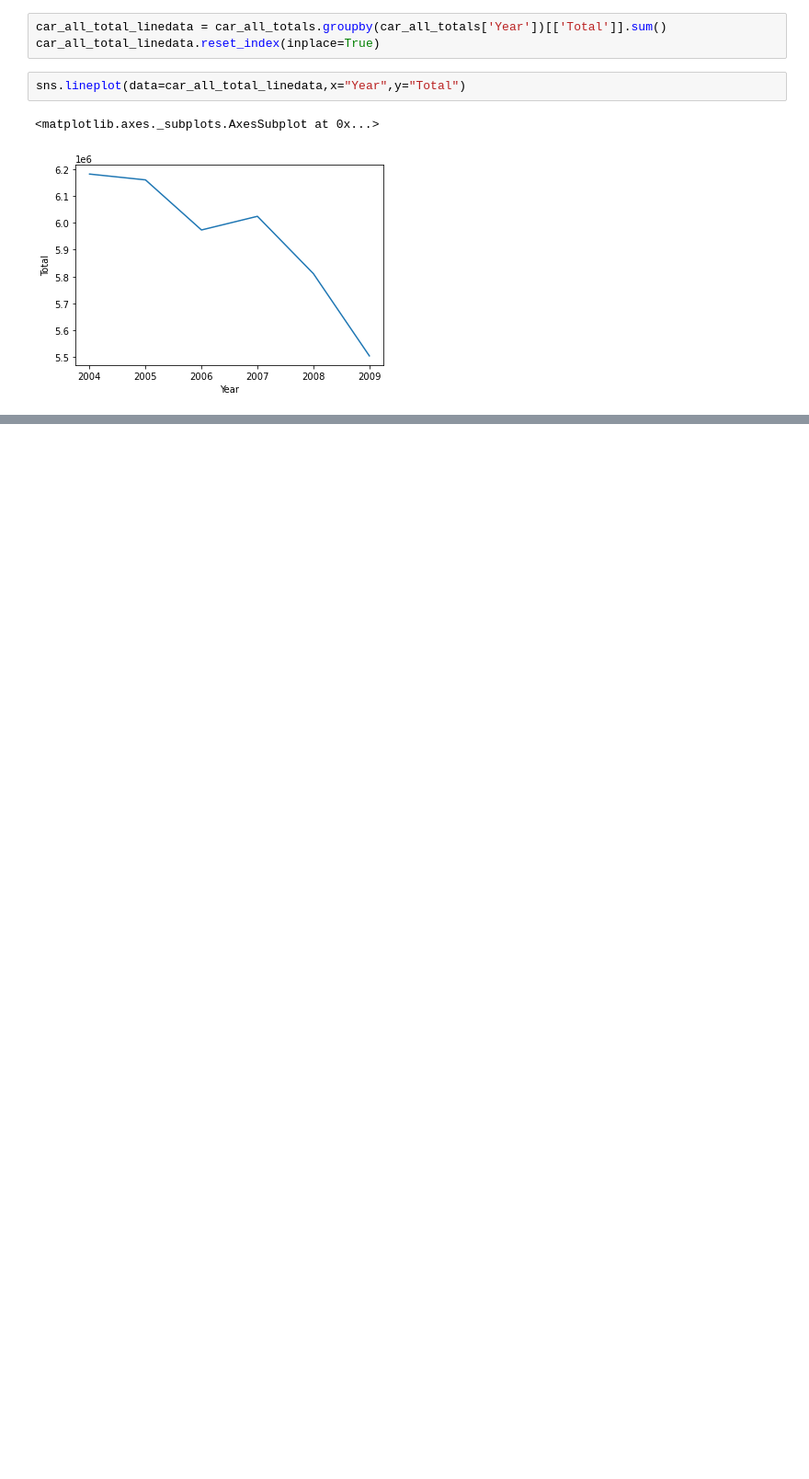
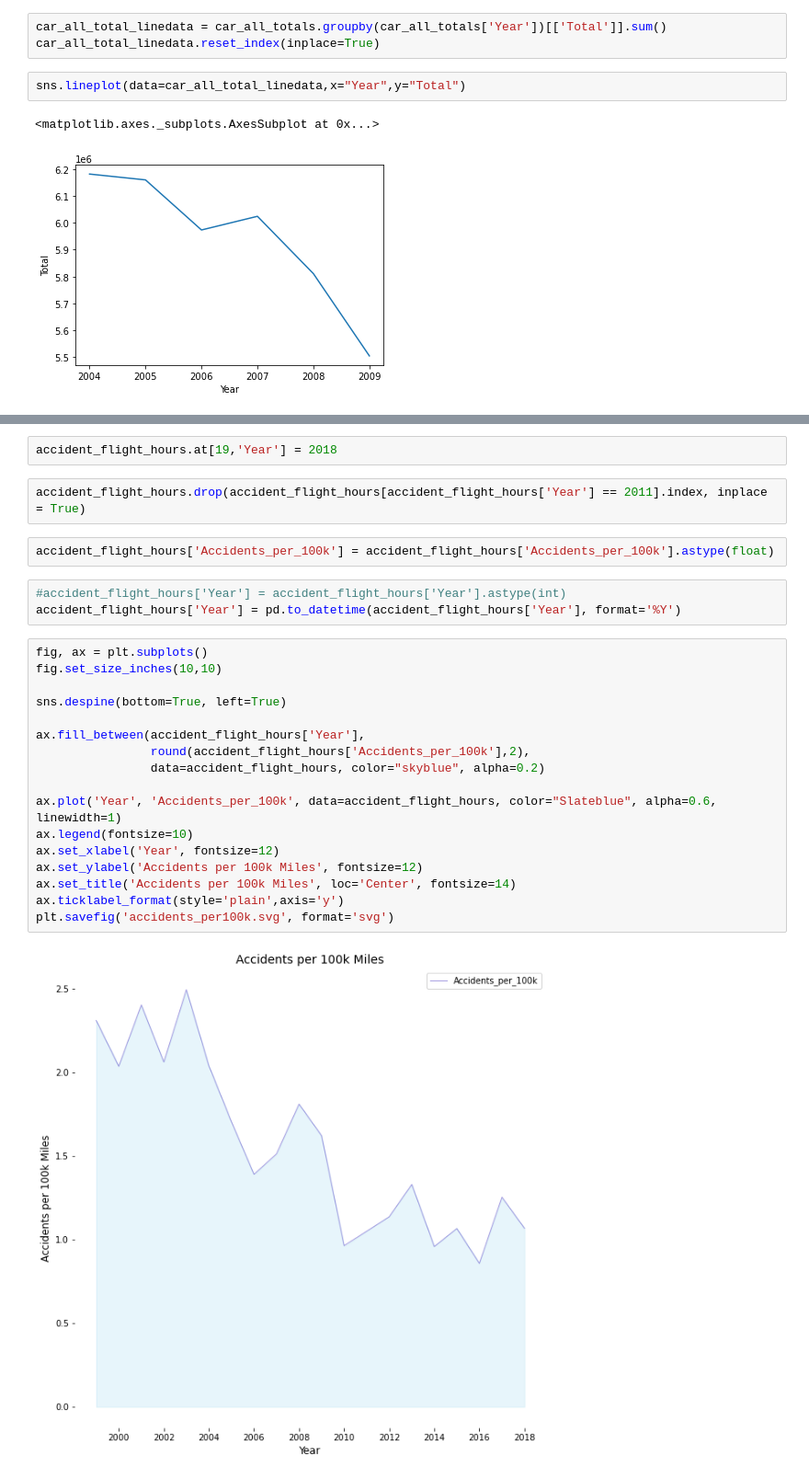
Before and after one commit to nps1984/DSC640, a Jupyter notebook: DSC640_NSalisbury_ProjectTask1/DSC640_NSalisbury_ProjectTask1-Dashboard.ipynb, the cells around one changed output, grey strips where cells are left out. Shown: that part at 92% size. Cells and saved outputs as stored; diff of their text form; blank space fills up the shorter version.

```diff
--- a/DSC640_NSalisbury_ProjectTask1/DSC640_NSalisbury_ProjectTask1-Dashboard.ipynb
+++ b/DSC640_NSalisbury_ProjectTask1/DSC640_NSalisbury_ProjectTask1-Dashboard.ipynb
@@ -343,0 +606,28 @@ sns.lineplot(data=car_all_total_linedata,x="Year",y="Total")
+# %%
+accident_flight_hours.at[19,'Year'] = 2018
+# %%
+accident_flight_hours.drop(accident_flight_hours[accident_flight_hours['Year'] == 2011].index, inplace = True)
+# %%
+accident_flight_hours['Accidents_per_100k'] = accident_flight_hours['Accidents_per_100k'].astype(float)
+# %%
+#accident_flight_hours['Year'] = accident_flight_hours['Year'].astype(int)
+accident_flight_hours['Year'] = pd.to_datetime(accident_flight_hours['Year'], format='%Y')
+# %%
+fig, ax = plt.subplots()
+fig.set_size_inches(10,10)
+
+sns.despine(bottom=True, left=True)
+
+ax.fill_between(accident_flight_hours['Year'],
+                round(accident_flight_hours['Accidents_per_100k'],2),
+                data=accident_flight_hours, color="skyblue", alpha=0.2)
+
+ax.plot('Year', 'Accidents_per_100k', data=accident_flight_hours, color="Slateblue", alpha=0.6, linewidth=1)
+ax.legend(fontsize=10)
+ax.set_xlabel('Year', fontsize=12)
+ax.set_ylabel('Accidents per 100k Miles', fontsize=12)
+ax.set_title('Accidents per 100k Miles', loc='Center', fontsize=14)
+ax.ticklabel_format(style='plain',axis='y')
+plt.savefig('accidents_per100k.svg', format='svg')
+# %% [output]
+[figure, added]
```
Also changed, not shown: parts of 36 cells of this notebook, 21 other files.
